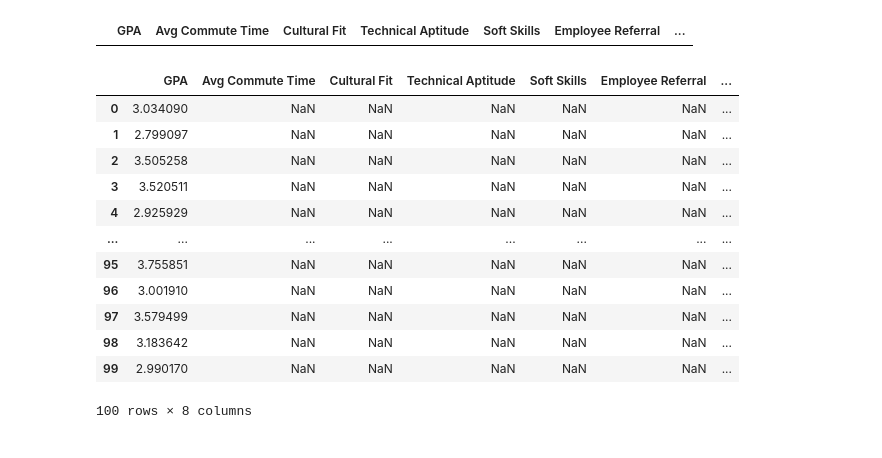
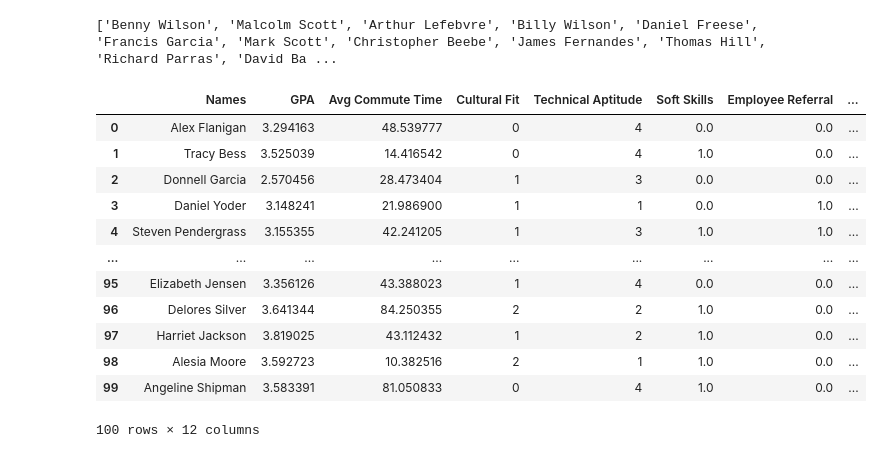
Before and after one commit to jonah-wu/module1-jobDisc, a Jupyter notebook: Synth. Dataset Playground.ipynb, the cells around one changed output. Saved outputs shown, nothing was run; the diff lists cells and outputs as text; code cells hidden in the pictures.

```diff
--- a/Synth. Dataset Playground.ipynb
+++ b/Synth. Dataset Playground.ipynb
@@ -6,3 +9,34 @@ from pydbgen import pydbgen
+# %%
+# Helper Methods
+
+def get_truncated_normal(mean=0, sd=1, low=0, upp=10):
+    return truncnorm(
+        (low - mean) / sd, (upp - mean) / sd, loc=mean, scale=sd)
+
+def binaryArrayGenerator(n, p): #where n is num values and p is the probability of success (1)
+    x = np.zeros(n)
+    num = int(p*100)
+    x[:num] = 1
+    np.random.shuffle(x)
+    return x
+
+def genSubGaussianDist(dist1, dist2, n, dist1_percent, shuffle):
+    x = np.random.normal(dist1["mean"], dist1["var"], int(dist1_percent * n))
+    y = np.random.normal(dist2["mean"], dist2["var"], n - int(dist1_percent * n))
+    z = np.append(x, y)
+    if shuffle:  return np.random.shuffle(z)
+    return z
+
+def generateNames(sex, n):
+    nameList = []
+    for x in range (n):
+        name = names.get_full_name(gender = sex)
+        nameList.append(name)
+    return nameList
+
+print(generateNames('male', 20))
+# %% [output]
+['Benny Wilson', 'Malcolm Scott', 'Arthur Lefebvre', 'Billy Wilson', 'Daniel Freese', 'Francis Garcia', 'Mark Scott', 'Christopher Beebe', 'James Fernandes', 'Thomas Hill', 'Richard Parras', 'David Ba ...
 # %%
 # Build the list of features we desire to include in our rough hiring platform data
 # Put yourself in pymetrics' shoes where a Fortune 500 comes to them and asks them to evaluate the following candidates for
@@ -15,7 +49,5 @@ from pydbgen import pydbgen
 # LinkedIn profile score, Instagram/Facebook/Twitter content is reasonable.
 # Communication, Problem Solving, Willing To Learn, Emotional Skills, Cognitive Ability.
 
-traditionalFeatures = ["GPA", "Avg Commute Time", "Cultural Fit", "Technical Aptitude", "Soft Skills", "Employee Referral", "Years of Experience", "Leadership"]
+traditionalFeatures = ["Names", "GPA", "Avg Commute Time", "Cultural Fit", "Technical Aptitude", "Soft Skills", "Employee Referral", "Years of Experience", "Leadership Capability", "Race", "Sex", "Age"]
 dataset = pd.DataFrame(columns = traditionalFeatures)
-# %% [output]
-|  | GPA | Avg Commute Time | Cultural Fit | Technical Aptitude | Soft Skills | Employee Referral | ... |
@@ -25,16 +53,0 @@ dataset["GPA"] = GPA
-# %%
-dataset
-# %% [output]
-|  | GPA | Avg Commute Time | Cultural Fit | Technical Aptitude | Soft Skills | Employee Referral | ... |
-| 0 | 3.034090 | NaN | NaN | NaN | NaN | NaN | ... |
-| 1 | 2.799097 | NaN | NaN | NaN | NaN | NaN | ... |
-| 2 | 3.505258 | NaN | NaN | NaN | NaN | NaN | ... |
-| 3 | 3.520511 | NaN | NaN | NaN | NaN | NaN | ... |
-| 4 | 2.925929 | NaN | NaN | NaN | NaN | NaN | ... |
-| ... | ... | ... | ... | ... | ... | ... | ... |
-| 95 | 3.755851 | NaN | NaN | NaN | NaN | NaN | ... |
-| 96 | 3.001910 | NaN | NaN | NaN | NaN | NaN | ... |
-| 97 | 3.579499 | NaN | NaN | NaN | NaN | NaN | ... |
-| 98 | 3.183642 | NaN | NaN | NaN | NaN | NaN | ... |
-| 99 | 2.990170 | NaN | NaN | NaN | NaN | NaN | ... |
-100 rows × 8 columns
@@ -40,0 +88,29 @@ dataset
+# %%
+dataset["Names"] = listNames
+dataset["GPA"] = GPA
+dataset["Avg Commute Time"] = commuteTimes.rvs(100)
+dataset["Technical Aptitude"] = techAptitude
+dataset["Cultural Fit"] = culturalFit
+dataset["Soft Skills"] = softSkills
+dataset["Employee Referral"] = employeeReferral
+dataset["Years of Experience"] = np.rint(yearsExperience.rvs(100))
+dataset["Leadership Capability"] = leadershipCapability
+dataset["Race"] = race
+dataset["Sex"] = sex
+dataset["Age"] = age
+
+dataset
+# %% [output]
+|  | Names | GPA | Avg Commute Time | Cultural Fit | Technical Aptitude | Soft Skills | Employee Referral | ... |
+| 0 | Alex Flanigan | 3.294163 | 48.539777 | 0 | 4 | 0.0 | 0.0 | ... |
+| 1 | Tracy Bess | 3.525039 | 14.416542 | 0 | 4 | 1.0 | 0.0 | ... |
+| 2 | Donnell Garcia | 2.570456 | 28.473404 | 1 | 3 | 0.0 | 0.0 | ... |
+| 3 | Daniel Yoder | 3.148241 | 21.986900 | 1 | 1 | 0.0 | 1.0 | ... |
+| 4 | Steven Pendergrass | 3.155355 | 42.241205 | 1 | 3 | 1.0 | 1.0 | ... |
+| ... | ... | ... | ... | ... | ... | ... | ... | ... |
+| 95 | Elizabeth Jensen | 3.356126 | 43.388023 | 1 | 4 | 0.0 | 0.0 | ... |
+| 96 | Delores Silver | 3.641344 | 84.250355 | 2 | 2 | 1.0 | 0.0 | ... |
+| 97 | Harriet Jackson | 3.819025 | 43.112432 | 1 | 2 | 1.0 | 0.0 | ... |
+| 98 | Alesia Moore | 3.592723 | 10.382516 | 2 | 1 | 1.0 | 0.0 | ... |
+| 99 | Angeline Shipman | 3.583391 | 81.050833 | 0 | 4 | 1.0 | 0.0 | ... |
+100 rows × 12 columns
```
Also changed, not shown: parts of 7 cells of this notebook, 1 other file.
